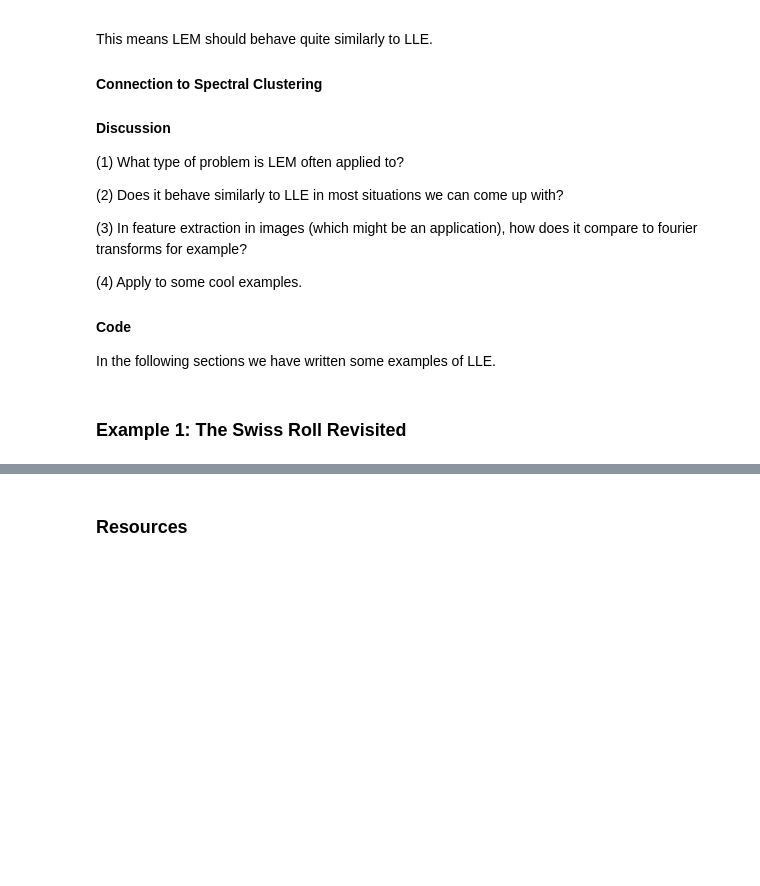
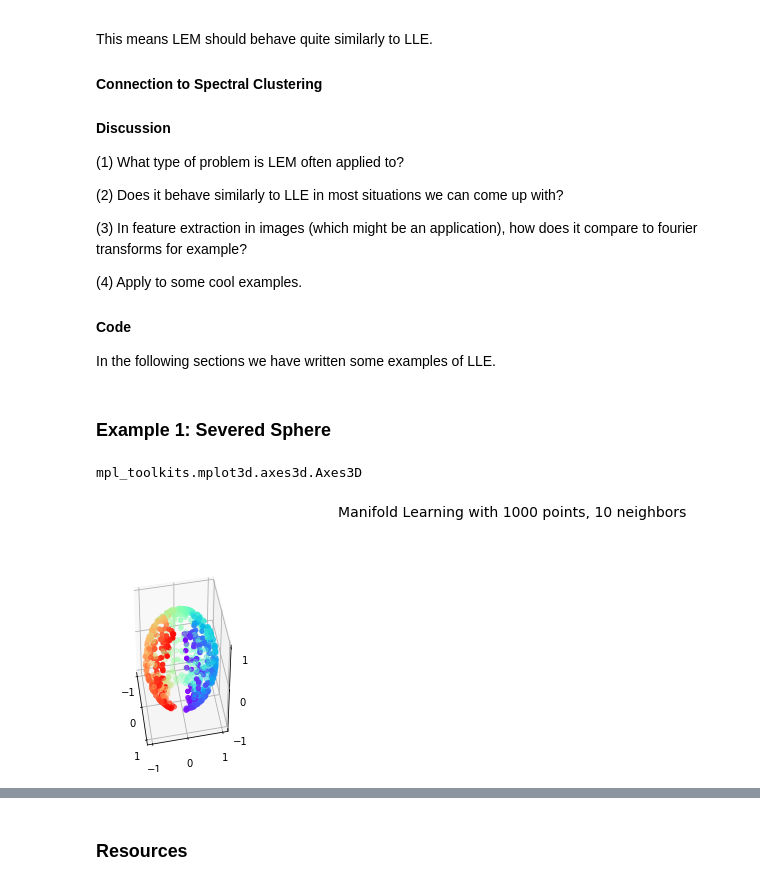
Before and after one commit to hlml-toronto/machinelearning, a Jupyter notebook: guides/LEM.ipynb, the cells around one changed output, grey strips where cells are left out. Cells and saved outputs as stored; diff of their text form; code cells hidden in the pictures; blank space fills up the shorter version.

Commit message:
added examples

```diff
--- a/guides/LEM.ipynb
+++ b/guides/LEM.ipynb
@@ -123,16 +123,19 @@ This means LEM should behave quite similarly to LLE.
 
 In the following sections we have written some examples of LLE.
 # %% [markdown]
-### Example 1: The Swiss Roll Revisited<a id='linkExample1'></a>
+### Example 1: Severed Sphere<a id='linkExample1'></a>
 # %%
 from time import time
+
 import numpy as np
-
 import matplotlib.pyplot as plt
 from mpl_toolkits.mplot3d import Axes3D
 from matplotlib.ticker import NullFormatter
 
-from sklearn import manifold, datasets
+from sklearn import manifold
+from sklearn.utils import check_random_state
 
-# Next line to silence pyflakes. This import is needed.
-#Axes3D
+# Next line to silence pyflakes.
+Axes3D
+# %% [output]
+mpl_toolkits.mplot3d.axes3d.Axes3D
@@ -146 +146,26 @@ n_components = 2
+# %%
+# Create our sphere.
+random_state = check_random_state(0)
+p = random_state.rand(n_samples) * (2 * np.pi - 0.55)
+t = random_state.rand(n_samples) * np.pi
+
+# Sever the poles from the sphere.
+indices = ((t < (np.pi - (np.pi / 8))) & (t > ((np.pi / 8))))
+colors = p[indices]
+x, y, z = np.sin(t[indices]) * np.cos(p[indices]), \
+    np.sin(t[indices]) * np.sin(p[indices]), \
+    np.cos(t[indices])
+
+# Plot our dataset.
+fig = plt.figure(figsize=(15, 8))
+plt.suptitle("Manifold Learning with %i points, %i neighbors"
+             % (1000, n_neighbors), fontsize=14)
+
+ax = fig.add_subplot(251, projection='3d')
+ax.scatter(x, y, z, c=p[indices], cmap=plt.cm.rainbow)
+ax.view_init(40, -10)
+
+sphere_data = np.array([x, y, z]).T
+# %% [output]
+[figure, added]
 # %%
```
Also changed, not shown: parts of 10 cells of this notebook.
